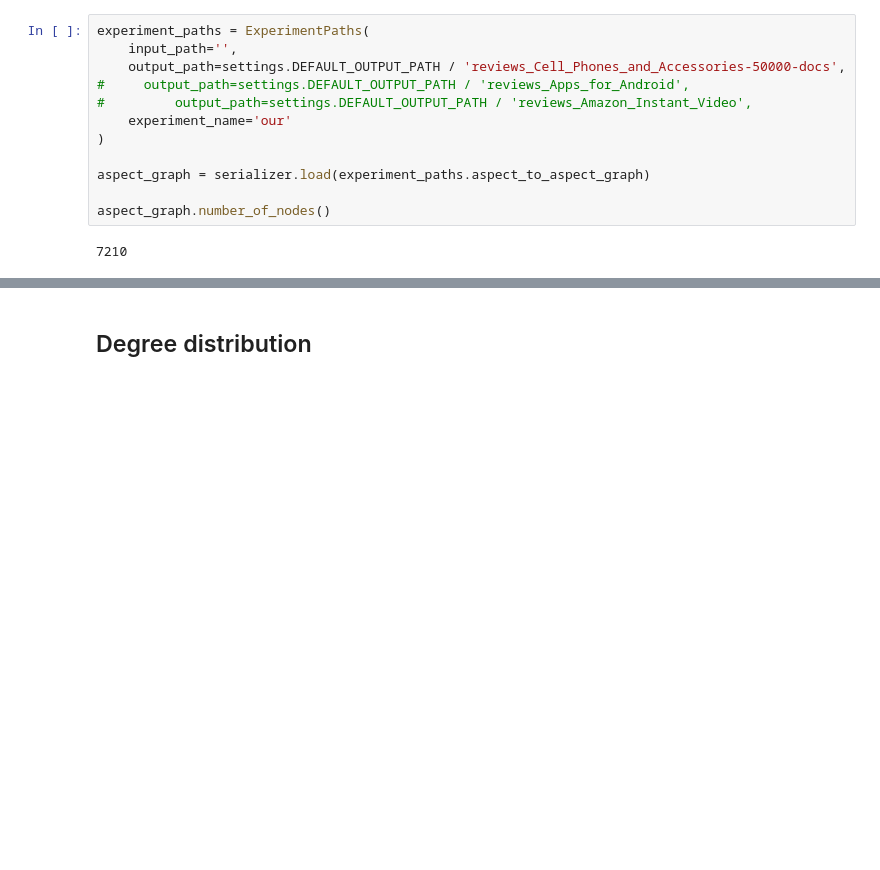
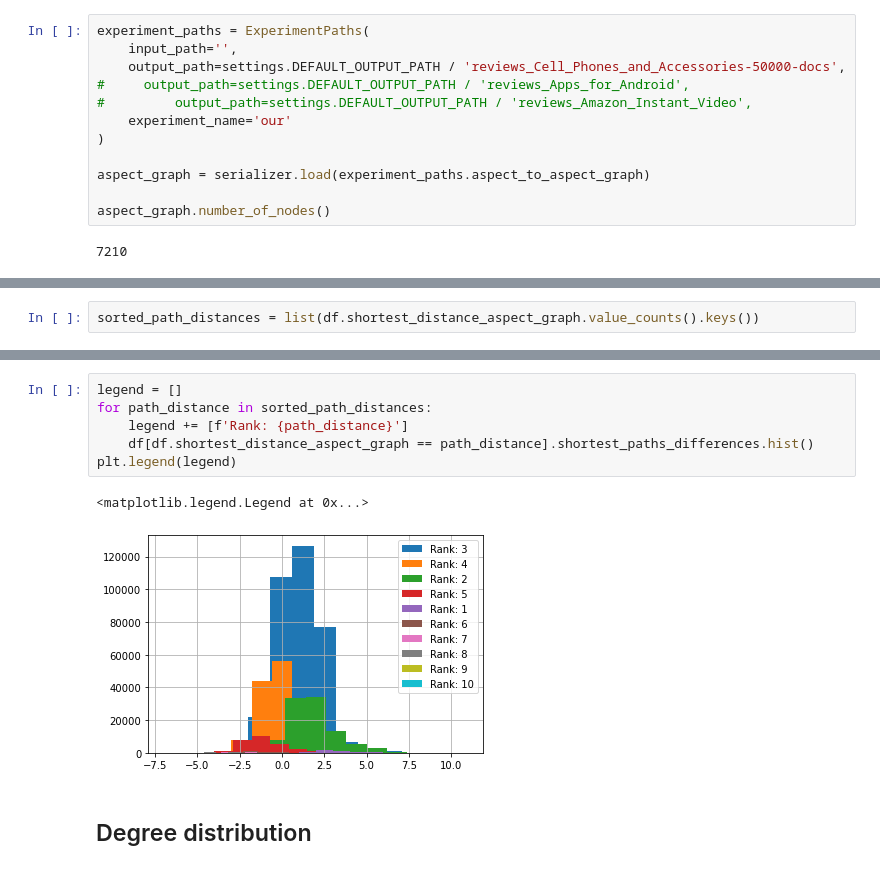
Before and after one commit to laugustyniak/discourse_summarization, a Jupyter notebook: aspects/notebooks/conceptnet-hierarchy-evaluation.ipynb, the cells around one changed output, grey strips where cells are left out. Cells and saved outputs as stored; diff of their text form; blank space fills up the shorter version.

```diff
--- a/aspects/notebooks/conceptnet-hierarchy-evaluation.ipynb
+++ b/aspects/notebooks/conceptnet-hierarchy-evaluation.ipynb
@@ -53,0 +161,2 @@ AttributeError: 'MultiDiGraph' object has no attribute 'new_vertex_property'
+# %%
+sorted_path_distances = list(df.shortest_distance_aspect_graph.value_counts().keys())
@@ -54,3 +181,12 @@ AttributeError: 'MultiDiGraph' object has no attribute 'new_vertex_property'
+# %%
+legend = []
+for path_distance in sorted_path_distances:
+    legend += [f'Rank: {path_distance}']
+    df[df.shortest_distance_aspect_graph == path_distance].shortest_paths_differences.hist()
+plt.legend(legend)
+# %% [output]
+<matplotlib.legend.Legend at 0x...>
+[figure, added]
 # %% [markdown]
 ## Degree distribution
 # %% [markdown]
```
Also changed, not shown: parts of 19 cells of this notebook.
